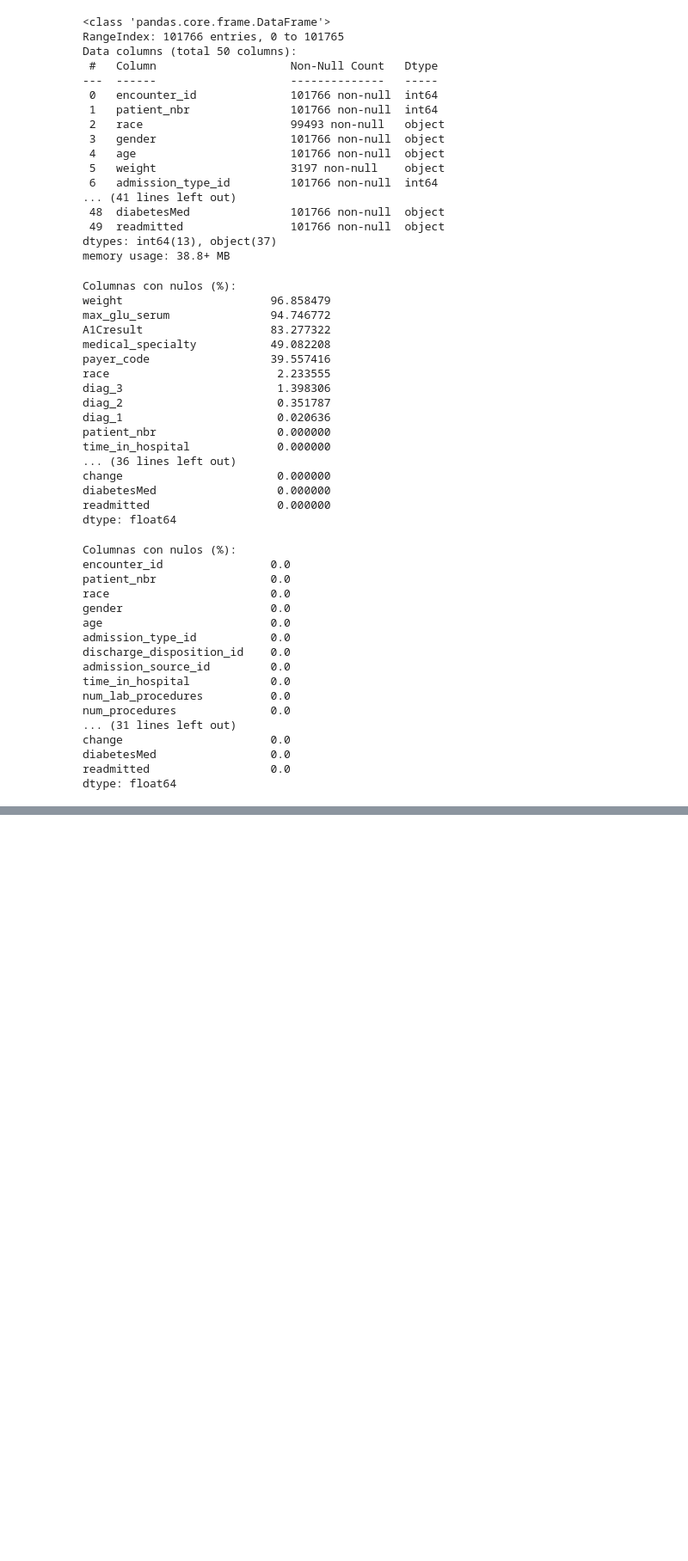
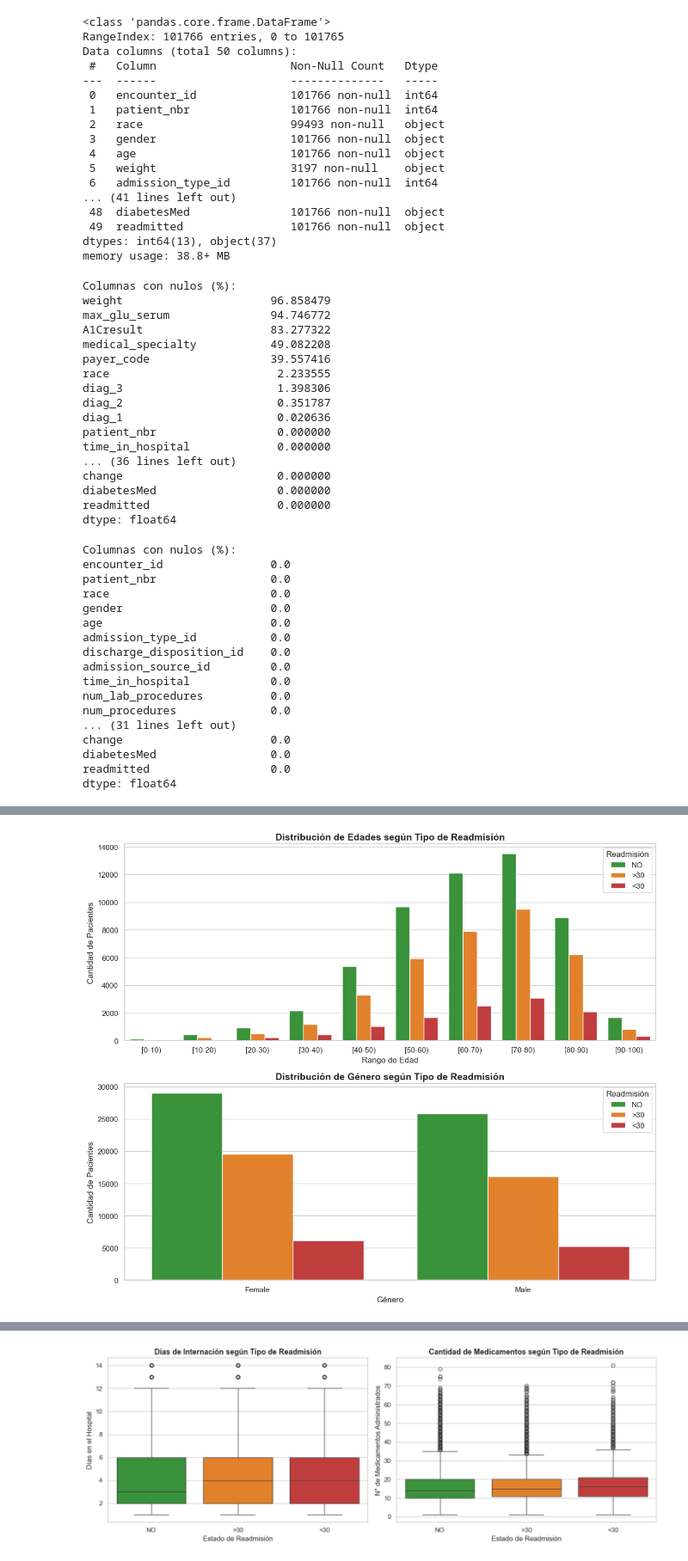
Before and after one commit to AndresCba89/diabetes, a Jupyter notebook: EDA.ipynb, the cells around one changed output, grey strips where cells are left out. Shown at 86% size. Drawn from its saved outputs; the diff is of its cells as text; code cells hidden in the pictures; blank space fills up the shorter version.

```diff
--- a/EDA.ipynb
+++ b/EDA.ipynb
@@ -97,0 +231,79 @@ dtype: float64
+# %%
+
+os.makedirs('../graficos', exist_ok=True)
+sns.set_theme(style="whitegrid")
+
+orden_readmision = ['NO', '>30', '<30']
+colores_readmision = {'NO': '#2ca02c', '>30': '#ff7f0e', '<30': '#d62728'} # Verde, Naranja, Rojo
+
+# ==========================================
+# 1. DEMOGRAFÍA (Edad y Género) vs. TIPO DE READMISIÓN
+# ==========================================
+fig, axes = plt.subplots(2, 1, figsize=(12, 10))
+
+# Gráfico A: Edad
+orden_edades = sorted(df_clean['age'].unique())
+sns.countplot(data=df_clean, x='age', hue='readmitted', order=orden_edades, hue_order=orden_readmision, palette=colores_readmision, ax=axes[0])
+axes[0].set_title('Distribución de Edades según Tipo de Readmisión', fontsize=14, fontweight='bold')
+axes[0].set_xlabel('Rango de Edad')
+axes[0].set_ylabel('Cantidad de Pacientes')
+axes[0].legend(title='Readmisión')
+
+# Gráfico B: Género
+df_gender = df_clean[df_clean['gender'] != 'Unknown/Invalid']
+sns.countplot(data=df_gender, x='gender', hue='readmitted', hue_order=orden_readmision, palette=colores_readmision, ax=axes[1])
+axes[1].set_title('Distribución de Género según Tipo de Readmisión', fontsize=14, fontweight='bold')
+axes[1].set_xlabel('Género')
+axes[1].set_ylabel('Cantidad de Pacientes')
+axes[1].legend(title='Readmisión')
+
+plt.tight_layout()
+plt.savefig('../graficos/eda_comparativo_demografia.png', dpi=300, bbox_inches='tight')
+plt.show()
+
+# ==========================================
+# 2. INTENSIDAD DEL TRATAMIENTO vs. TIPO DE READMISIÓN
+# ==========================================
+fig, axes = plt.subplots(1, 2, figsize=(14, 5))
+
+# Gráfico A: Días en el hospital
+sns.boxplot(data=df_clean, x='readmitted', y='time_in_hospital', order=orden_readmision, palette=colores_readmision, ax=axes[0])
+axes[0].set_title('Días de Internación según Tipo de Readmisión', fontsize=13, fontweight='bold')
+axes[0].set_xlabel('Estado de Readmisión')
+axes[0].set_ylabel('Días en el Hospital')
+
+# Gráfico B: Cantidad de medicamentos
+sns.boxplot(data=df_clean, x='readmitted', y='num_medications', order=orden_readmision, palette=colores_readmision, ax=axes[1])
+axes[1].set_title('Cantidad de Medicamentos según Tipo de Readmisión', fontsize=13, fontweight='bold')
+axes[1].set_xlabel('Estado de Readmisión')
+axes[1].set_ylabel('N° de Medicamentos Administrados')
+
+plt.tight_layout()
+plt.savefig('../graficos/eda_comparativo_intensidad.png', dpi=300, bbox_inches='tight')
+plt.show()
+
+# ==========================================
+# 3. MANEJO DE LA DIABETES vs. TIPO DE READMISIÓN
+# ==========================================
+fig, axes = plt.subplots(1, 2, figsize=(14, 5))
+
+# Gráfico A: Medicación para Diabetes
+sns.countplot(data=df_clean, x='diabetesMed', hue='readmitted', hue_order=orden_readmision, palette=colores_readmision, ax=axes[0])
+axes[0].set_title('Receta de Medicación Diabética vs. Readmisión', fontsize=13, fontweight='bold')
+axes[0].set_xlabel('¿Recibió medicación para diabetes?')
+axes[0].set_ylabel('Cantidad de Pacientes')
+axes[0].legend(title='Readmisión')
+
+# Gráfico B: Cambio de Dosis
+sns.countplot(data=df_clean, x='change', hue='readmitted', hue_order=orden_readmision, palette=colores_readmision, ax=axes[1])
+axes[1].set_title('Cambios en la Dosis vs. Readmisión', fontsize=13, fontweight='bold')
+axes[1].set_xlabel('¿Hubo cambio en la medicación?')
+axes[1].set_xticklabels(['Ningún cambio (No)', 'Hubo cambio (Yes)'])
+axes[1].set_ylabel('Cantidad de Pacientes')
+axes[1].legend(title='Readmisión')
+
+plt.tight_layout()
+plt.savefig('../graficos/eda_comparativo_medicacion.png', dpi=300, bbox_inches='tight')
+plt.show()
+# %% [output]
+[figure, added]
@@ -97,0 +317 @@ dtype: float64
+[figure, added]
```
Also changed, not shown: parts of 7 cells of this notebook.
